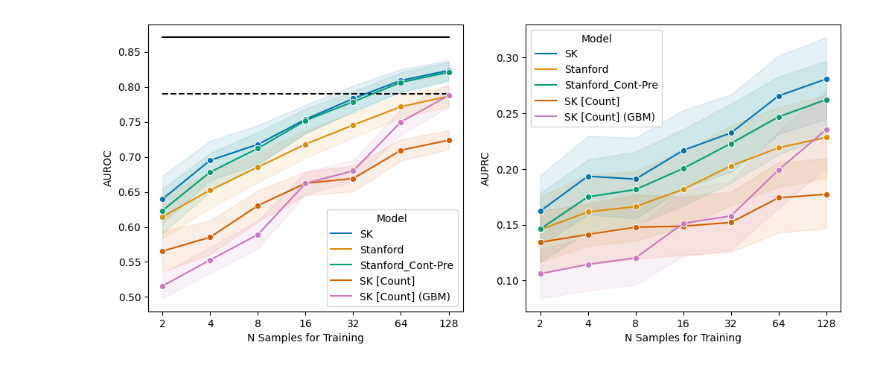
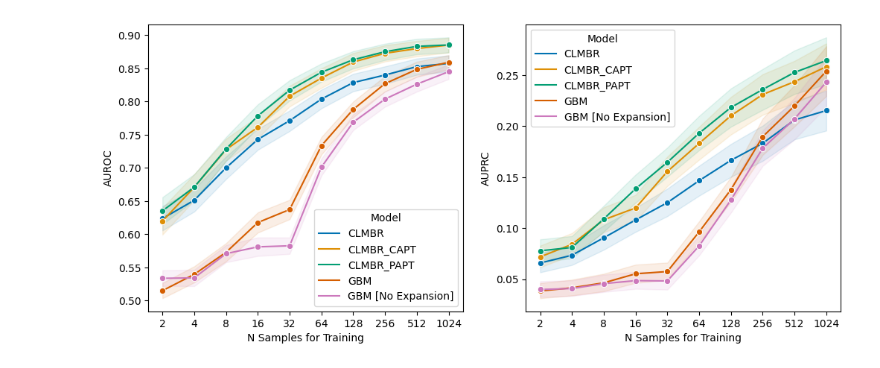
Before and after one commit to sungresearch/femr-on-sk, a Jupyter notebook: notebooks/results_few_shots.ipynb, the cells around one changed output. Saved outputs shown, nothing was run; the diff lists cells and outputs as text; code cells hidden in the pictures.

```diff
--- a/notebooks/results_few_shots.ipynb
+++ b/notebooks/results_few_shots.ipynb
@@ -54,63 +54,58 @@ for model in models:
             }
 
         df_results = pd.concat((df_results, pd.DataFrame(row)))
+# %%
+df_results = df_results.replace({**model_names, **task_names})
 # %%
 # Average across all
-tasks = ['long_los', 'mortality', 'readmission']
-tasks_mapped = [task_names[t] for t in tasks]
-base_count_auroc = np.mean(pd.read_csv("../results/main_auroc.csv").query("Task==@tasks_mapped")['SK [Count]'])
-base_clmbr_auroc = np.mean(pd.read_csv("../results/main_auroc.csv").query("Task==@tasks_mapped")['SK'])
-base_count_auprc = np.mean(pd.read_csv("../results/main_auprc.csv").query("Task==@tasks_mapped")['SK [Count]'])
-base_clmbr_auprc = np.mean(pd.read_csv("../results/main_auprc.csv").query("Task==@tasks_mapped")['SK'])
+models = [
+    "GBM",
+    "GBM [No Expansion]",
+    #"SK",
+    "CLMBR",
+    "CLMBR_PAPT",
+    "CLMBR_CAPT",
+]
 
-models = ['count_sk', 'count_sk_gbm', 'clmbr_sk', 'clmbr_stanford', 'clmbr_stanford_cp']
+tasks = [
+    "In-hospital Mortality", "Long LOS", "30-day Readmission",
+    "Hypoglycemia", "Hyperkalemia", "Hyponatremia",
+    "Thrombocytopenia", "Anemia"
+]
 
 df_mean = (
     df_results.query("Task==@tasks and Model==@models")
     .groupby(["n_shots", "Model", "Task", "train_iter"])
     [["AUROC", "AUPRC"]]
     .first()
-    .reindex(["2", "4", "8", "16", "32", "64", "128"], level=0)
+    .reindex(["2", "4", "8", "16", "32", "64", "128", "256", "512", "1024", "2048",], level=0)
     .reset_index()
     .replace({**model_names})
 )
 
 models = df_mean["Model"].unique().tolist()
 
 fig, axes = plt.subplots(1,2,figsize=(12,5))
 for c, metric in enumerate(["AUROC", "AUPRC"]):
-
-    if metric == "AUROC":
-        axes[c].plot(
-            df_mean.n_shots.unique(),
-            [base_count_auroc]*len(df_mean.n_shots.unique()),
-            'k--'
-        )
-
-        axes[c].plot(
-            df_mean.n_shots.unique(),
-            [base_clmbr_auroc]*len(df_mean.n_shots.unique()),
-            'k-'
-        )
 
     sns.lineplot(
         data = df_mean,
         x = "n_shots",
         y = metric,
         hue = "Model",
         marker = "o",
         ax = axes[c],
         legend = True,
         palette = "colorblind",
         errorbar = "ci",
         n_boot = 10000,
         err_kws = {"alpha":0.1}
     )
 
     axes[c].set_xlabel("N Samples for Training")
 
 plt.show()
 # %% [output]
-[figure, old version]
+[figure, new version]
 # %%
 # By Task
```
Also changed, not shown: parts of 1 cell of this notebook, 47 other files.
